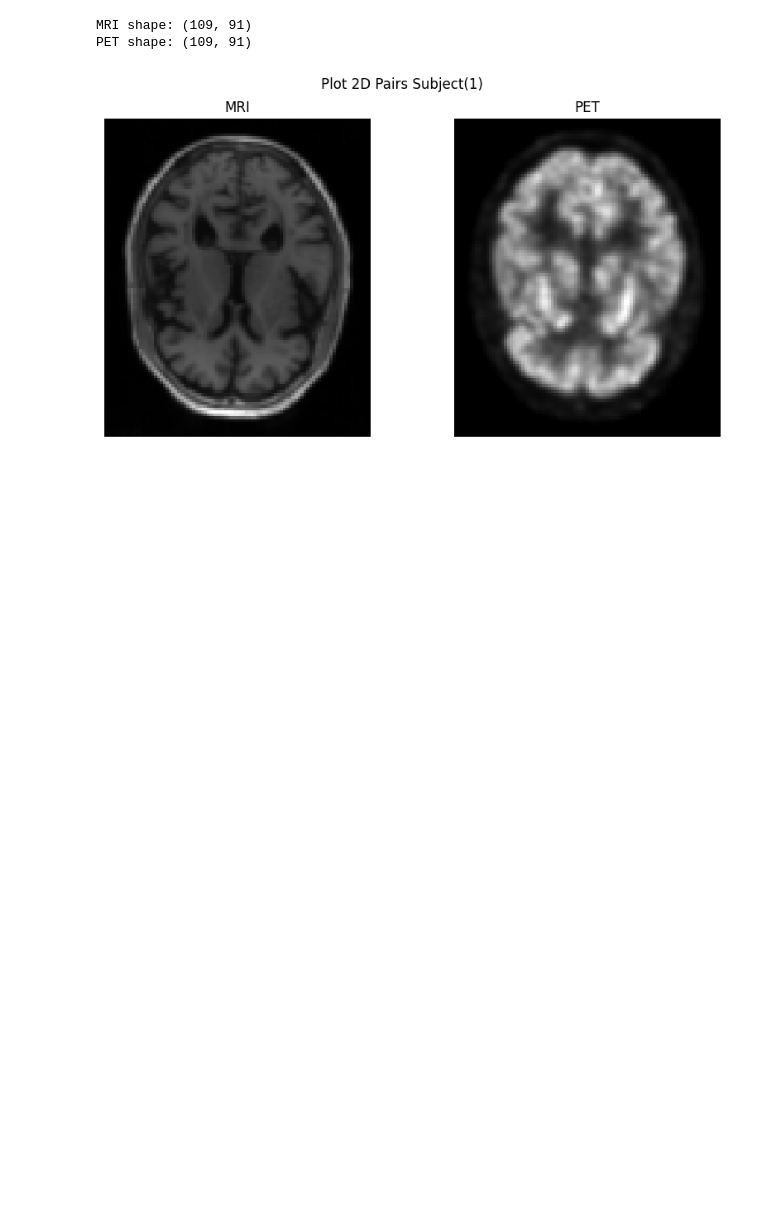
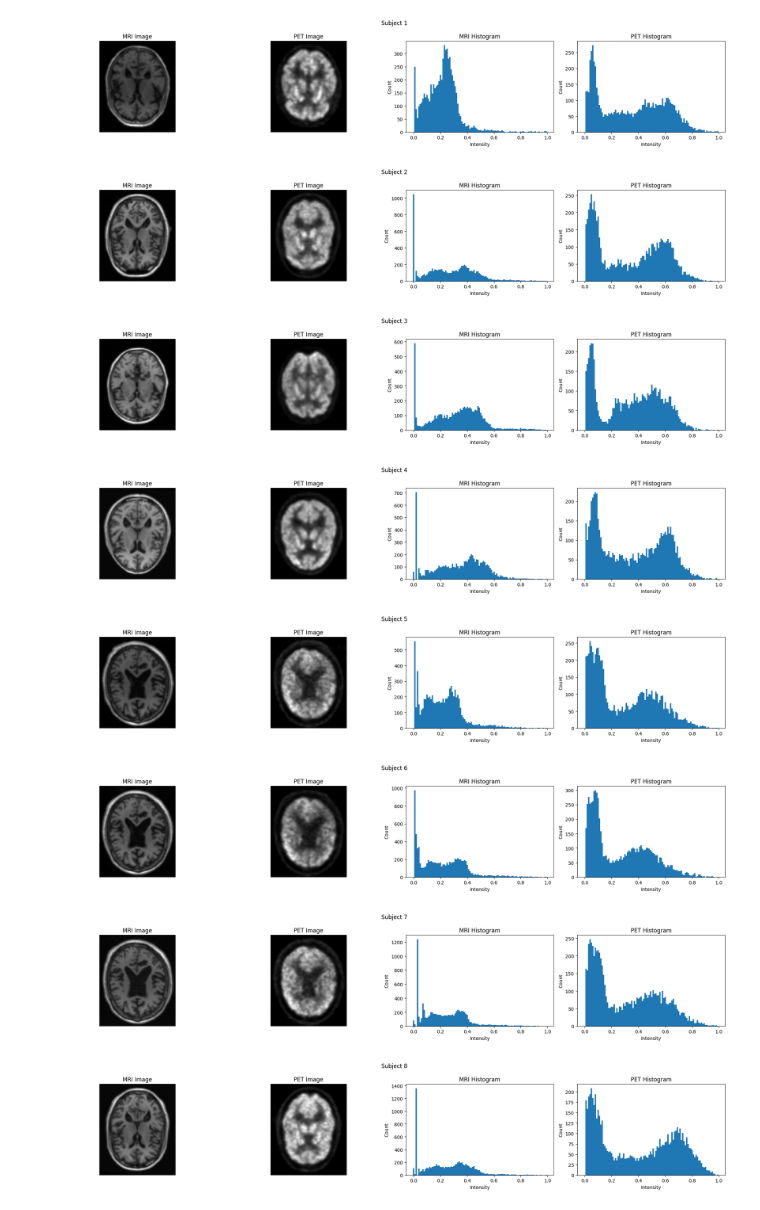
Before and after one commit to fhabibiehsani/PHD_GAN, a Jupyter notebook: Pre_Process - Copy.ipynb, the cells around one changed output. Cells and saved outputs as stored; diff of their text form; code cells hidden in the pictures; blank space fills up the shorter version.

```diff
--- a/Pre_Process - Copy.ipynb
+++ b/Pre_Process - Copy.ipynb
@@ -5,7 +5,8 @@ _=importlib.reload(PreProcess)
 # %%
 root = r"C:\Users\fhabi\Desktop\PhD\DataSet\Dataset"
 root2 = r"C:\Users\fhabi\Desktop\PhD\DataSet\2D_nii_Dataset"
+root3 = r"C:\Users\fhabi\Desktop\PhD\DataSet\2D_nii_Dataset_skip"
 # %%
-de=PreProcess.DatasetExplorer(root2,"2D")
+de=PreProcess.DatasetExplorer(root3,"2D_skip")
 s=de.GetSubjects()
 # %% [output]
@@ -22,8 +25,20 @@ dataset2D=l.Load_Dataset()
 # %%
+v=PreProcess.Visualizer(dataset2D)
+# v.Skip()
+# v.MinMaxNormPairs()
 
-v=PreProcess.Visualizer(dataset2D)
-v.Plot2DPairs(1)
+# dataset2Dskipped=v.GetDataset()
+#v.PlotHist2()
+v.GaussianNormPairs()
+v.MinMaxNormPairs()
+
+v.PlotPairImageAndHist()
 # %% [output]
-MRI shape: (109, 91)
-PET shape: (109, 91)
-[figure, old version]
+[figure, new version]
+[figure, added]
+[figure, added]
+[figure, added]
+[figure, added]
+[figure, added]
+[figure, added]
+[figure, added]
```
Also changed, not shown: parts of 5 cells of this notebook, 6 other files.
